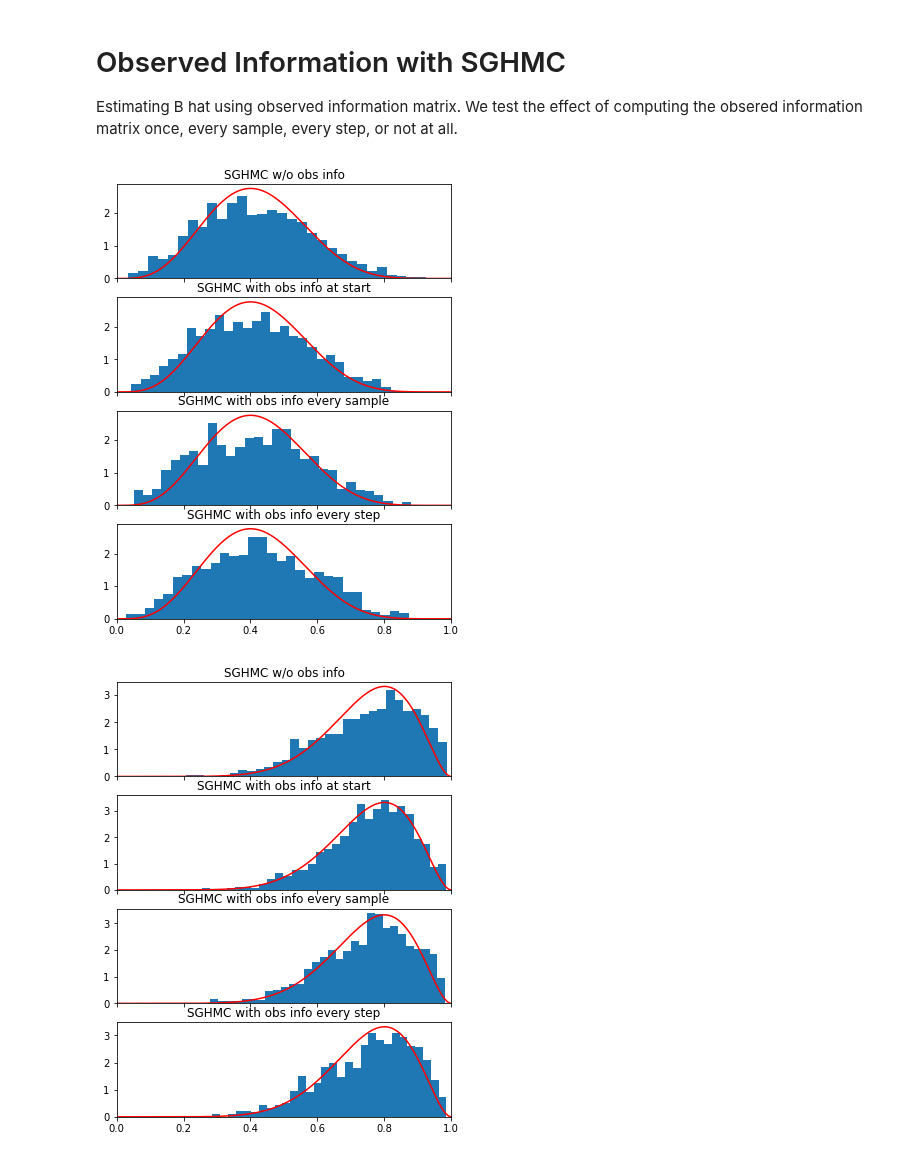
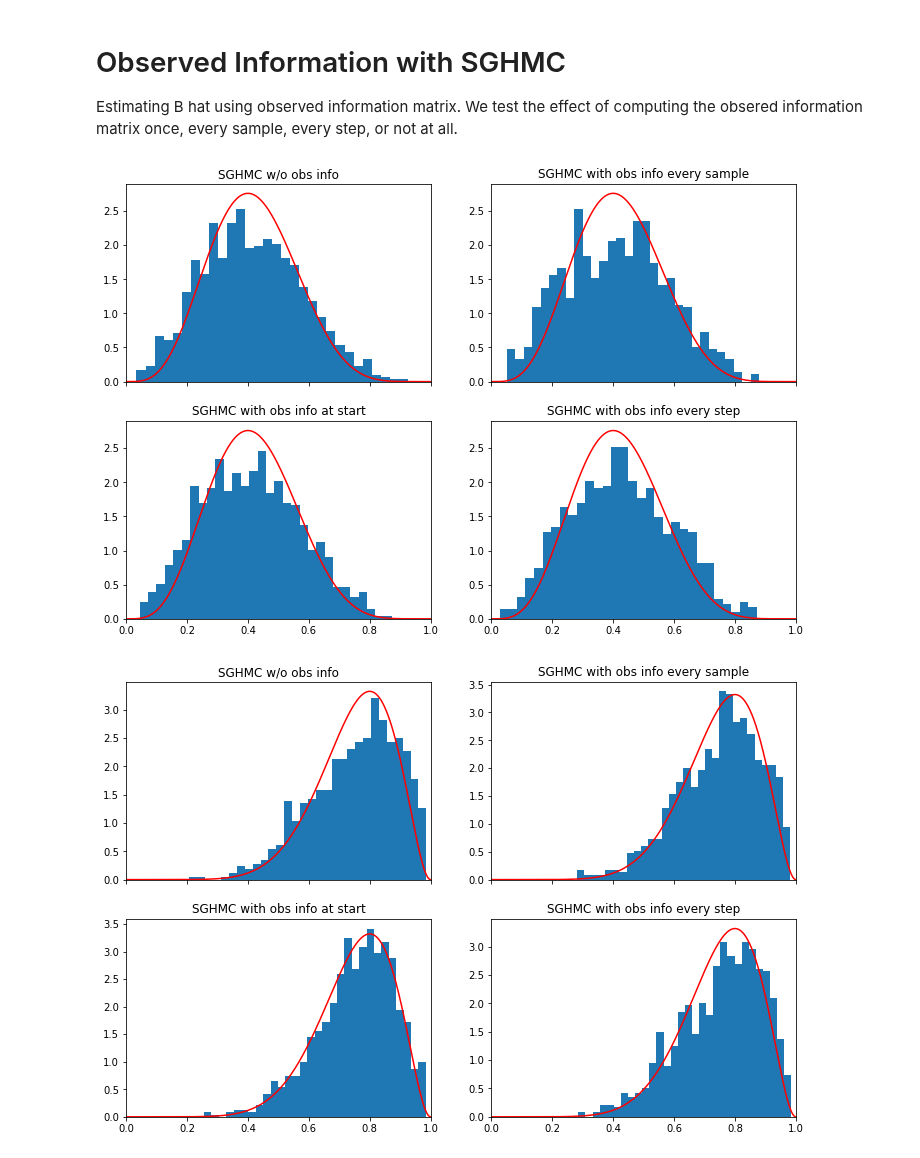
Before and after one commit to sacktock/SGHMC, a Jupyter notebook: obs-info-example.ipynb, the cells around one changed output. Cells and saved outputs as stored; diff of their text form; code cells hidden in the pictures.

```diff
--- a/obs-info-example.ipynb
+++ b/obs-info-example.ipynb
@@ -122,34 +122,34 @@ sghmc_samples_with_ob_el = sghmc_mcmc_with_ob_el.get_samples()
 # %%
 from torch.distributions import Beta
 
 def analytic_posterior(x):
     fn = Beta(5., 7.)
     return np.exp(fn.log_prob(x))
 
 x = torch.tensor(np.linspace(0, 1, num=1000))
 
-fig, axs = plt.subplots(4, 1, figsize=(6, 8), sharex=True)
+fig, axs = plt.subplots(2, 2, figsize=(12, 8), sharex=True)
 with torch.no_grad():
-    axs[0].hist(sghmc_samples_wo_ob["coin1"].numpy(), density=True, bins=30)
-    axs[0].set(title="SGHMC w/o obs info")
-    axs[0].plot(x, analytic_posterior(x), "r", label="analytic posterior")
-    axs[1].hist(sghmc_samples_with_ob_s["coin1"].numpy(), density=True, bins=30)
-    axs[1].set(title="SGHMC with obs info at start")
-    axs[1].plot(x, analytic_posterior(x), "r", label="analytic posterior")
-    axs[2].hist(sghmc_samples_with_ob_es["coin1"].numpy(), density=True, bins=30)
-    axs[2].set(title="SGHMC with obs info every sample")
-    axs[2].plot(x, analytic_posterior(x), "r", label="analytic posterior")
-    axs[3].hist(sghmc_samples_with_ob_el["coin1"].numpy(), density=True, bins=30)
-    axs[3].set(title="SGHMC with obs info every step")
-    axs[3].plot(x, analytic_posterior(x), "r", label="analytic posterior")
+    axs[0][0].hist(sghmc_samples_wo_ob["coin1"].numpy(), density=True, bins=30)
+    axs[0][0].set(title="SGHMC w/o obs info")
+    axs[0][0].plot(x, analytic_posterior(x), "r", label="analytic posterior")
+    axs[1][0].hist(sghmc_samples_with_ob_s["coin1"].numpy(), density=True, bins=30)
+    axs[1][0].set(title="SGHMC with obs info at start")
+    axs[1][0].plot(x, analytic_posterior(x), "r", label="analytic posterior")
+    axs[0][1].hist(sghmc_samples_with_ob_es["coin1"].numpy(), density=True, bins=30)
+    axs[0][1].set(title="SGHMC with obs info every sample")
+    axs[0][1].plot(x, analytic_posterior(x), "r", label="analytic posterior")
+    axs[1][1].hist(sghmc_samples_with_ob_el["coin1"].numpy(), density=True, bins=30)
+    axs[1][1].set(title="SGHMC with obs info every step")
+    axs[1][1].plot(x, analytic_posterior(x), "r", label="analytic posterior")
 
 plt.xlim((0.0, 1.0))
 plt.show()
 #posterior samples should look like a beta(5, 7) dist
 # %% [output]
-[figure, old version]
+[figure, new version]
 # %%
-fig, axs = plt.subplots(4, 1, figsize=(6, 8), sharex=True)
+fig, axs = plt.subplots(2, 2, figsize=(12, 8), sharex=True)
 
 def analytic_posterior(x):
     fn = Beta(9., 3.)
@@ -158,21 +158,21 @@ def analytic_posterior(x):
 x = torch.tensor(np.linspace(0, 1, num=1000))
 
 with torch.no_grad():
-    axs[0].hist(sghmc_samples_wo_ob["coin2"].numpy(), density=True, bins=30)
-    axs[0].set(title="SGHMC w/o obs info")
-    axs[0].plot(x, analytic_posterior(x), "r", label="analytic posterior")
-    axs[1].hist(sghmc_samples_with_ob_s["coin2"].numpy(), density=True, bins=30)
-    axs[1].set(title="SGHMC with obs info at start")
-    axs[1].plot(x, analytic_posterior(x), "r", label="analytic posterior")
-    axs[2].hist(sghmc_samples_with_ob_es["coin2"].numpy(), density=True, bins=30)
-    axs[2].set(title="SGHMC with obs info every sample")
-    axs[2].plot(x, analytic_posterior(x), "r", label="analytic posterior")
-    axs[3].hist(sghmc_samples_with_ob_el["coin2"].numpy(), density=True, bins=30)
-    axs[3].set(title="SGHMC with obs info every step")
-    axs[3].plot(x, analytic_posterior(x), "r", label="analytic posterior")
+    axs[0][0].hist(sghmc_samples_wo_ob["coin2"].numpy(), density=True, bins=30)
+    axs[0][0].set(title="SGHMC w/o obs info")
+    axs[0][0].plot(x, analytic_posterior(x), "r", label="analytic posterior")
+    axs[1][0].hist(sghmc_samples_with_ob_s["coin2"].numpy(), density=True, bins=30)
+    axs[1][0].set(title="SGHMC with obs info at start")
+    axs[1][0].plot(x, analytic_posterior(x), "r", label="analytic posterior")
+    axs[0][1].hist(sghmc_samples_with_ob_es["coin2"].numpy(), density=True, bins=30)
+    axs[0][1].set(title="SGHMC with obs info every sample")
+    axs[0][1].plot(x, analytic_posterior(x), "r", label="analytic posterior")
+    axs[1][1].hist(sghmc_samples_with_ob_el["coin2"].numpy(), density=True, bins=30)
+    axs[1][1].set(title="SGHMC with obs info every step")
+    axs[1][1].plot(x, analytic_posterior(x), "r", label="analytic posterior")
 
 plt.xlim((0.0, 1.0))
 plt.show()
 #posterior samples should look like a beta(9, 3) dist
 # %% [output]
-[figure, old version]
+[figure, new version]
```
Also changed, not shown: 1 other file.
